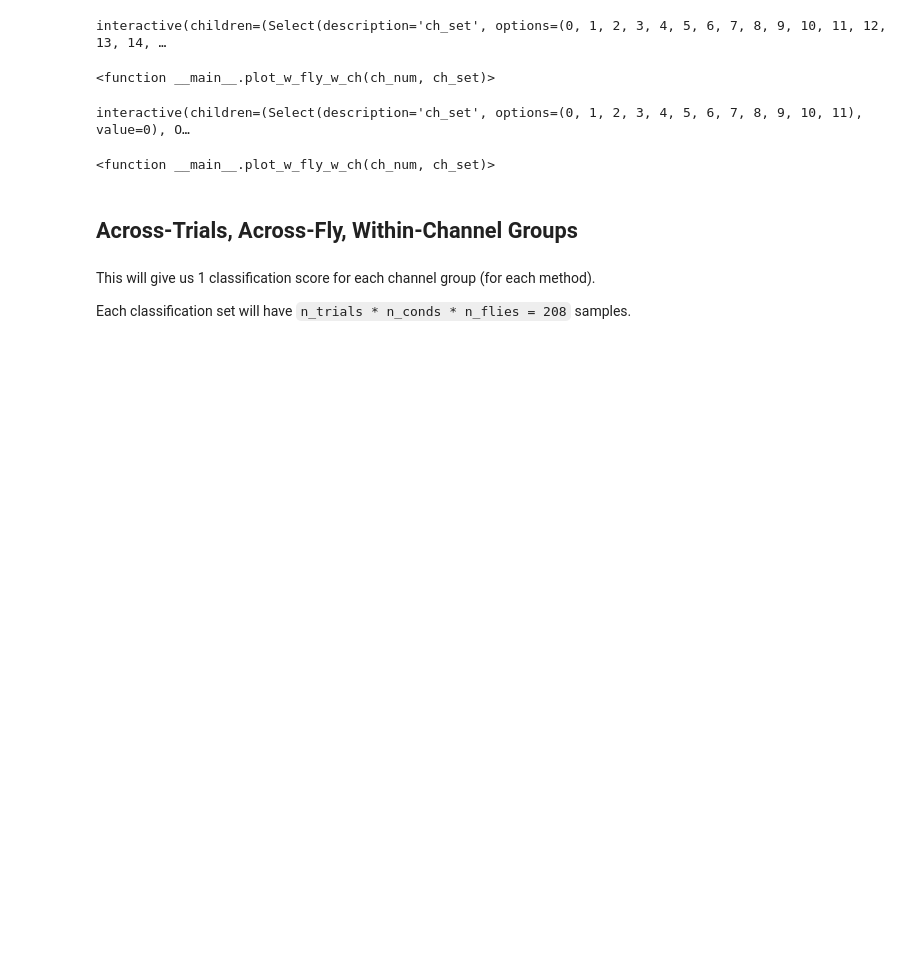
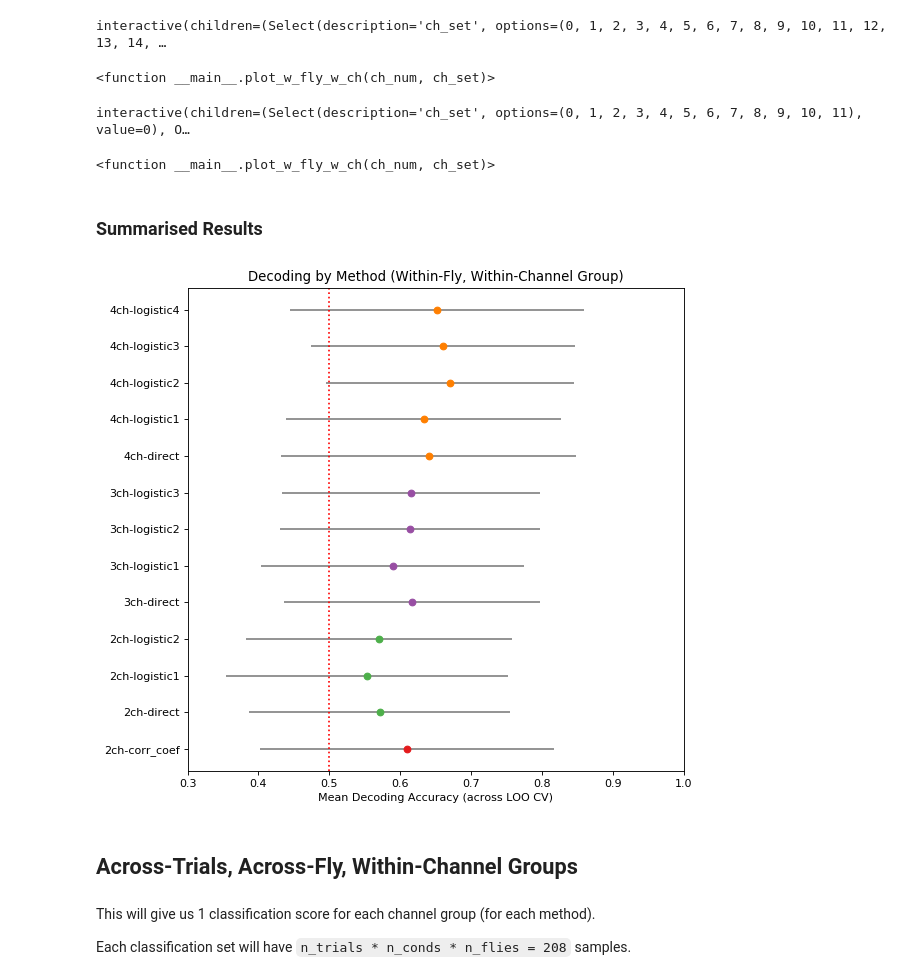
Before and after one commit to wjmn/logistic_phi, a Jupyter notebook: notebooks/decoding.ipynb, the cells around one changed output. Drawn from its saved outputs; the diff is of its cells as text; code cells hidden in the pictures; blank space fills up the shorter version.

Commit message:
Added summary plot for each decoding section.
To be consistent with Angus' plot.

```diff
--- a/notebooks/decoding.ipynb
+++ b/notebooks/decoding.ipynb
@@ -329,3 +335,5 @@ interact(plot_w_fly_w_ch,
 # %% [output]
 interactive(children=(Select(description='ch_set', options=(0, 1, 2, 3, 4, 5, 6, 7, 8, 9, 10, 11), value=0), O…
 <function __main__.plot_w_fly_w_ch(ch_num, ch_set)>
+# %% [markdown]
+### Summarised Results
@@ -332,3 +380,32 @@ interactive(children=(Select(description='ch_set', options=(0, 1, 2, 3, 4, 5, 6,
+# %%
+def plot_summary(data):
+
+    fig = plt.figure(figsize=(8, 8), dpi= 80)
+
+    summary = summarise(data)
+
+    ys = [s["i"] for s in summary]
+    xs = [s["mean"] for s in summary]
+    xs_err = [s["err"] for s in summary]
+    cs = [s["color"] for s in summary]
+    yticks = [s["tick_label"] for s in summary]
+
+    #plt.scatter(ys, xs) # swap to make methods y-axis
+    #plt.errorbar(ys, xs_order, xerr=ys_err, yerr=None, ecolor="grey", color=cs)
+
+    for i, x in enumerate(xs):
+        plt.errorbar(x, ys[i], xerr=xs_err[i], yerr=None, ecolor="grey", color=cs[i], marker="o")
+
+    plt.axvline(0.5, color="red", linestyle=":")
+    plt.xlim((0.3, 1))
+    plt.yticks(ys, yticks)
+# %%
+plot_summary(w_fly_w_ch)
+plt.xlabel("Mean Decoding Accuracy (across LOO CV)")
+plt.title("Decoding by Method (Within-Fly, Within-Channel Group)")
+None
+# %% [output]
+[figure, added]
 # %% [markdown]
 ## Across-Trials, Across-Fly, Within-Channel Groups
 # %% [markdown]
```
Also changed, not shown: parts of 38 cells of this notebook, 1 other file.
